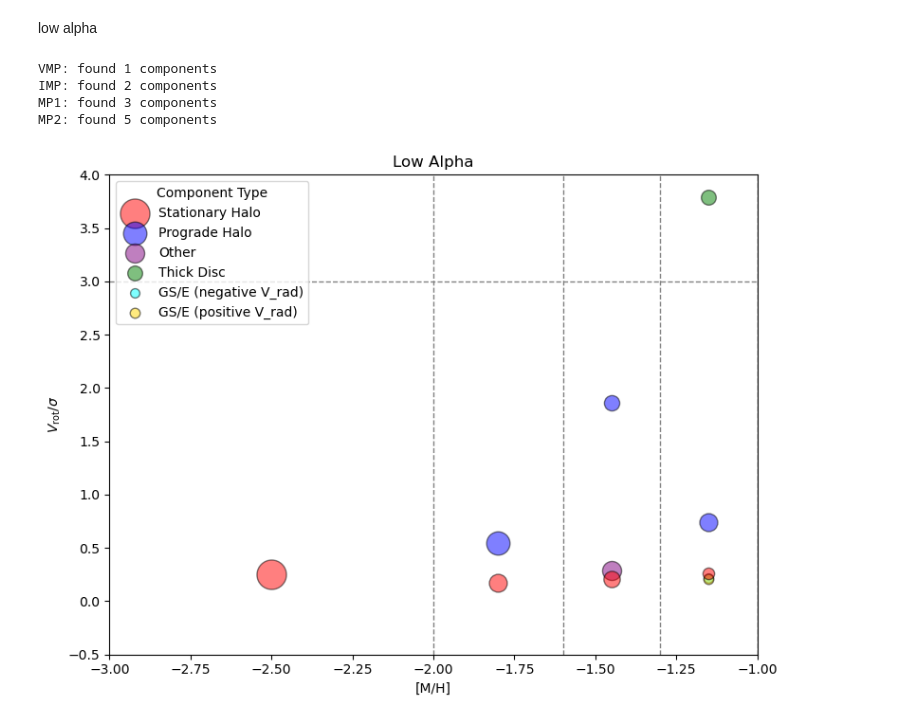
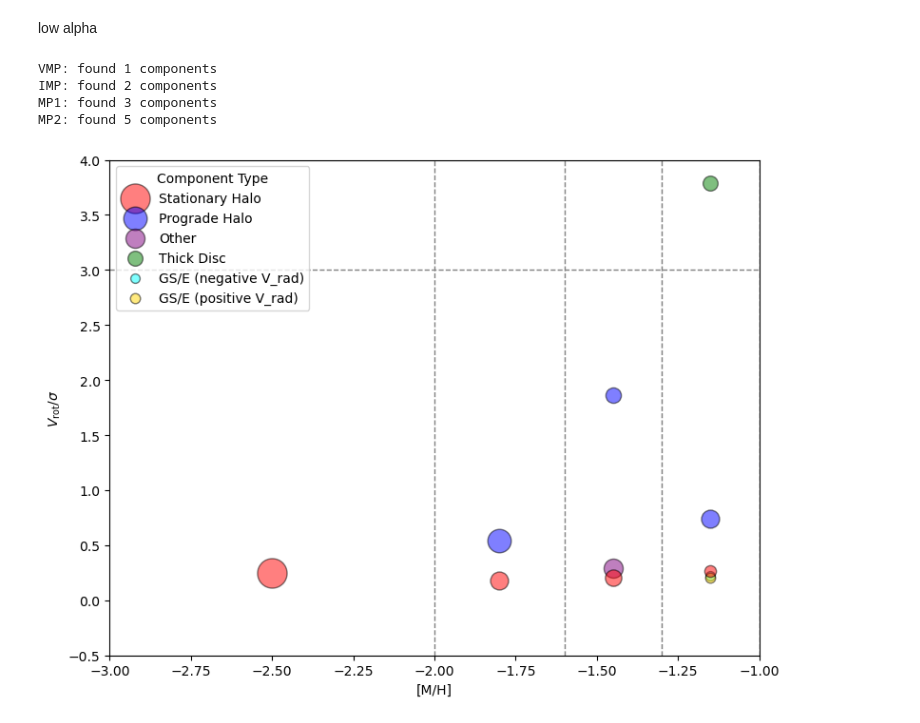
Before and after one commit to raunaq-rai/Disentangling-the-Milky-Way-using-GMM, a Jupyter notebook: notebooks/vis_vphi_vsigma.ipynb, the cells around one changed output. Cells and saved outputs as stored; diff of their text form; code cells hidden in the pictures.

```diff
--- a/notebooks/vis_vphi_vsigma.ipynb
+++ b/notebooks/vis_vphi_vsigma.ipynb
@@ -202,32 +186,31 @@ for (min_mh, max_mh), bin_center, bin_label in zip(bins, bin_centers, bin_labels
 
         show_label = meaning_label if meaning_label not in plotted_labels else None
         if show_label:
             plotted_labels.add(meaning_label)
 
         plt.scatter(bin_center, V_over_sigma,
                     s=500 * comp_fraction,
                     color=color,
                     edgecolor='black',
                     alpha=0.5,
                     label=show_label)
 
 plt.axhline(3, color='gray', linestyle='--', linewidth=1)
 for x in [-2, -1.6, -1.3, -1.0]:
     plt.axvline(x, color='gray', linestyle='--', linewidth=1)
 
 plt.xlabel('[M/H]')
 plt.ylabel(r'$V_{\mathrm{rot}} / \sigma$')
 plt.xlim(-3, -1)
 plt.ylim(-0.5, 4)
-plt.title('Low Alpha')
 
 plt.legend(title='Component Type', loc='upper left')
 plt.tight_layout()
 plt.savefig('../figures/v_over_sigma_per_component_lowalpha.png', dpi=300)
 plt.show()
 # %% [output]
 VMP: found 1 components
 IMP: found 2 components
 MP1: found 3 components
 MP2: found 5 components
-[figure, old version]
+[figure, new version]
```
Also changed, not shown: parts of 4 cells of this notebook, 3 other files.
